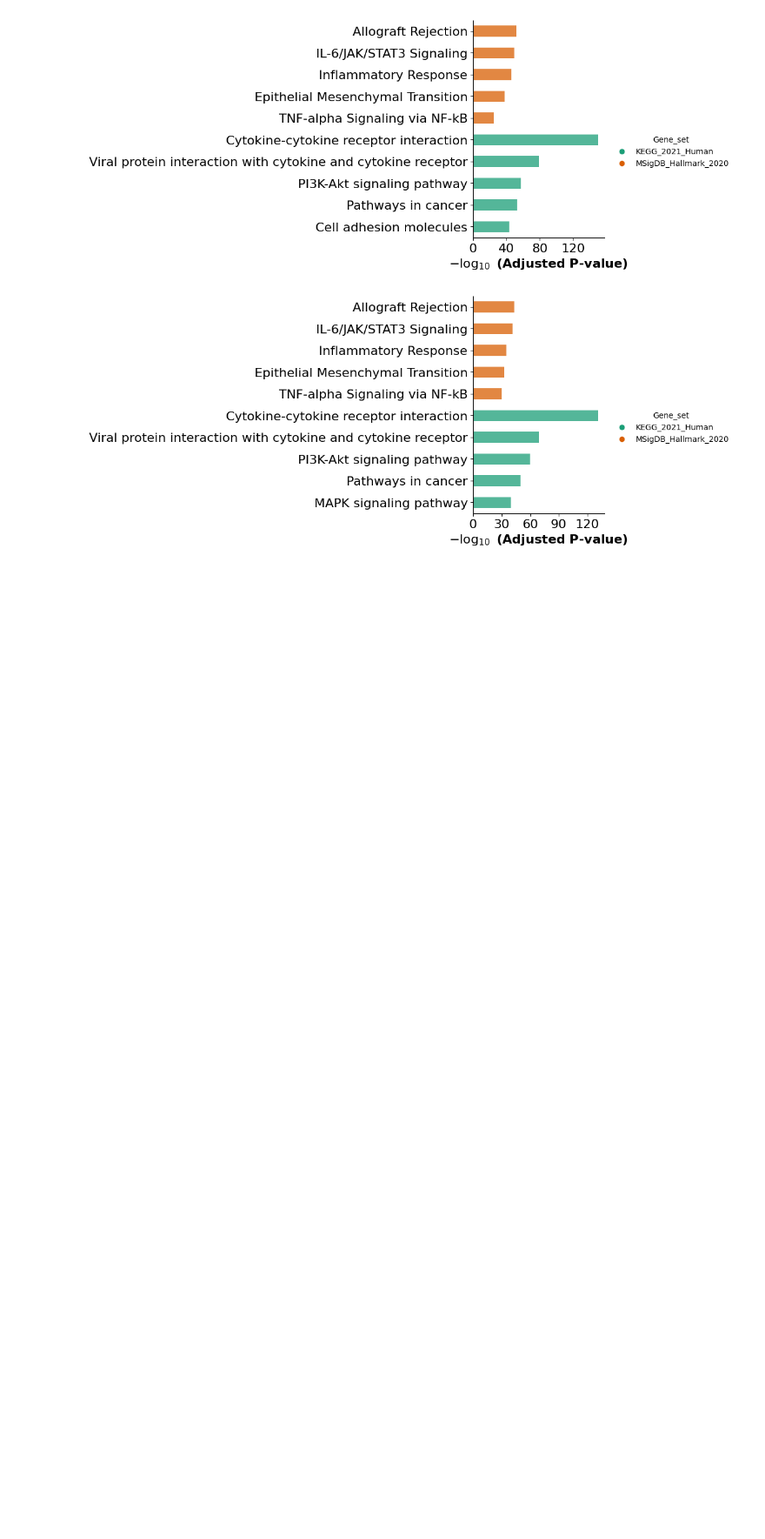
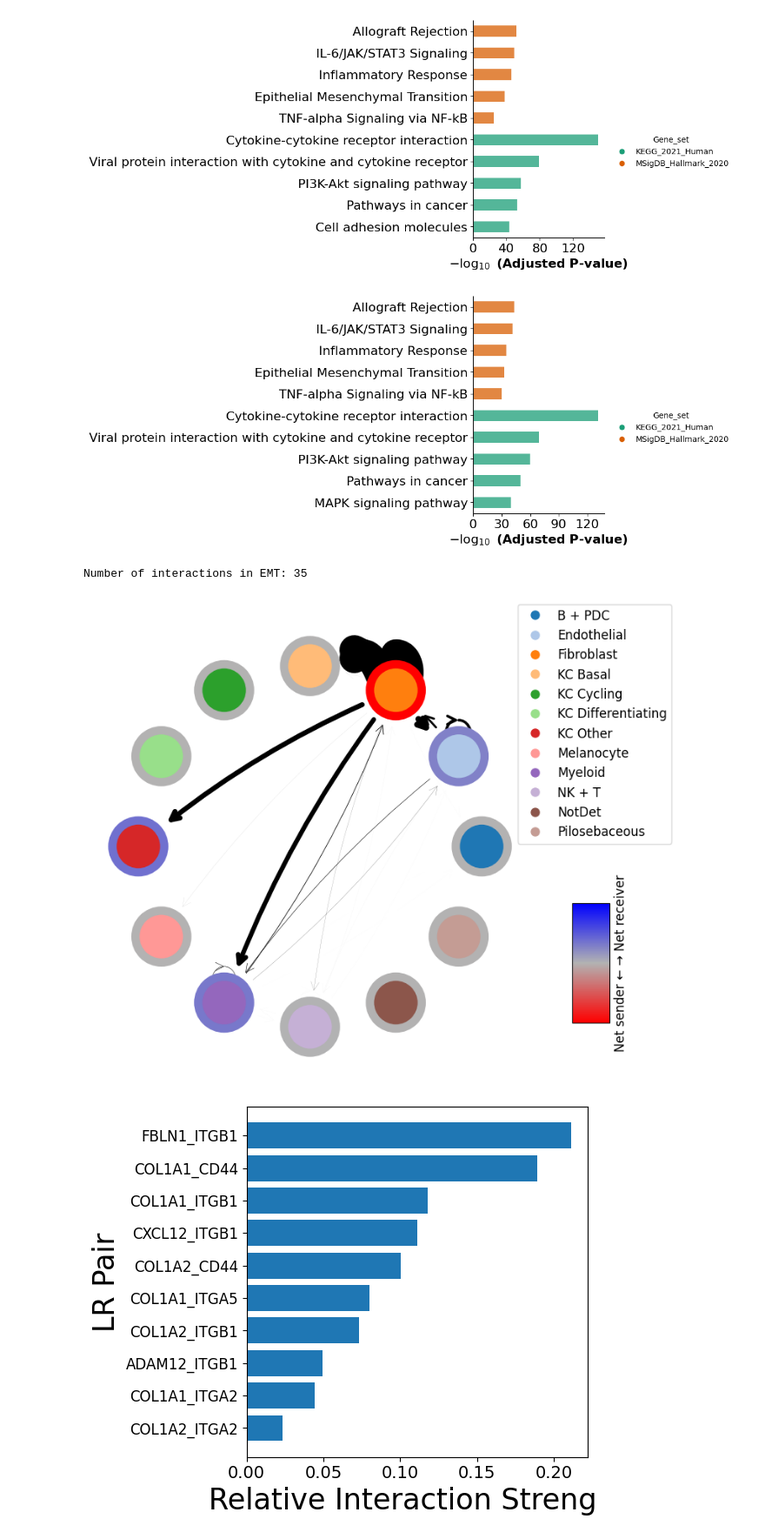
Before and after one commit to GenomicsMachineLearning/MMCCI, a Jupyter notebook: examples/melanoma_example.ipynb, the cells around one changed output. Shown at 87% size. Saved outputs shown, nothing was run; the diff lists cells and outputs as text; code cells hidden in the pictures; blank space fills up the shorter version.

```diff
--- a/examples/melanoma_example.ipynb
+++ b/examples/melanoma_example.ipynb
@@ -179,3 +176,14 @@ mmcci.an.run_gsea(patient_2_integrated, lrs=patient_2_integrated.get_lr_proporti
 [figure]
 [figure]
 [figure]
+# %%
+results = mmcci.an.run_gsea(integrated, assay="filtered", gene_sets=["KEGG_2021_Human", "MSigDB_Hallmark_2020"], show_barplot=False)
+
+integrated = mmcci.an.pathway_subset(integrated, assay="filtered", gsea_results=results, terms=["Epithelial Mesenchymal Transition"], strict=True, assay_name="EMT")
+mmcci.plt.network_plot(integrated.assays["EMT"]["overall"], remove_unconnected=False)
+
+mmcci.plt.lr_barplot(integrated, assay="EMT", n=10)
+# %% [output]
+Number of interactions in EMT: 35
+[figure, added]
+[figure, added]
```
Also changed, not shown: parts of 1 cell of this notebook, 31 other files.
